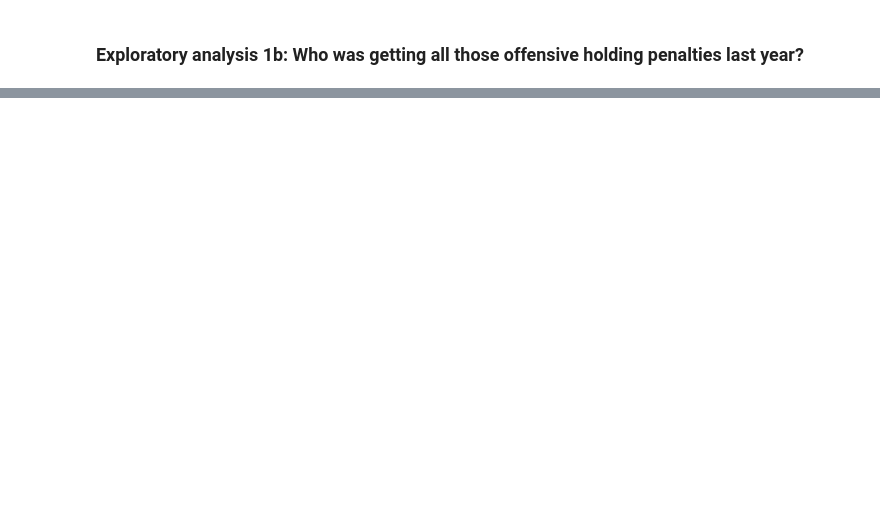
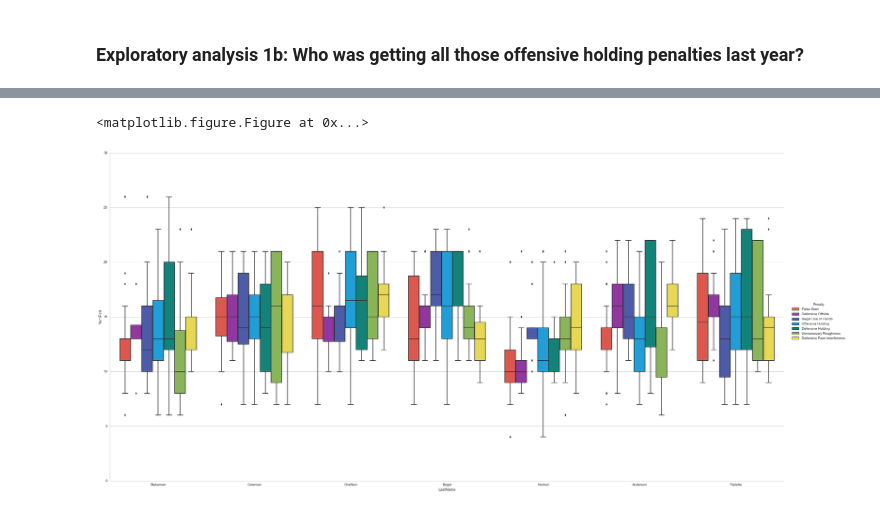
Before and after one commit to kellyuw/NFLPenalties, a Jupyter notebook: NFLPenalties.ipynb, the cells around one changed output, grey strips where cells are left out. Cells and saved outputs as stored; diff of their text form; code cells hidden in the pictures; blank space fills up the shorter version.

```diff
--- a/NFLPenalties.ipynb
+++ b/NFLPenalties.ipynb
@@ -464,14 +488,17 @@ ax = sns.countplot(x = 'Penalty', hue = 'LastName', data = m)
 # %%
-m = fi
+m = fp
 m['NumPen'] = m['HPen'] + m['VPen']
 
 for gVar in ['LastName','Penalty']:
     j = m.groupby([gVar], as_index = False).count()
     k = j.sort_values(['Team'], ascending = False)[[gVar,'Team']]
     top10 = k.head(7)[gVar]
     m = m[m[gVar].isin(top10)]
 
 fig = plt.figure(figsize=(8, 16))
 ax = sns.factorplot(x="LastName", y="NumPen", hue = 'Penalty', data=m, kind="box", aspect = 2, size = 14)
+# %% [output]
+<matplotlib.figure.Figure at 0x...>
+[figure, added]
 # %%
 #Machine learning: Given team and ref, predict penalty rate
```
Also changed, not shown: parts of 6 cells of this notebook.
